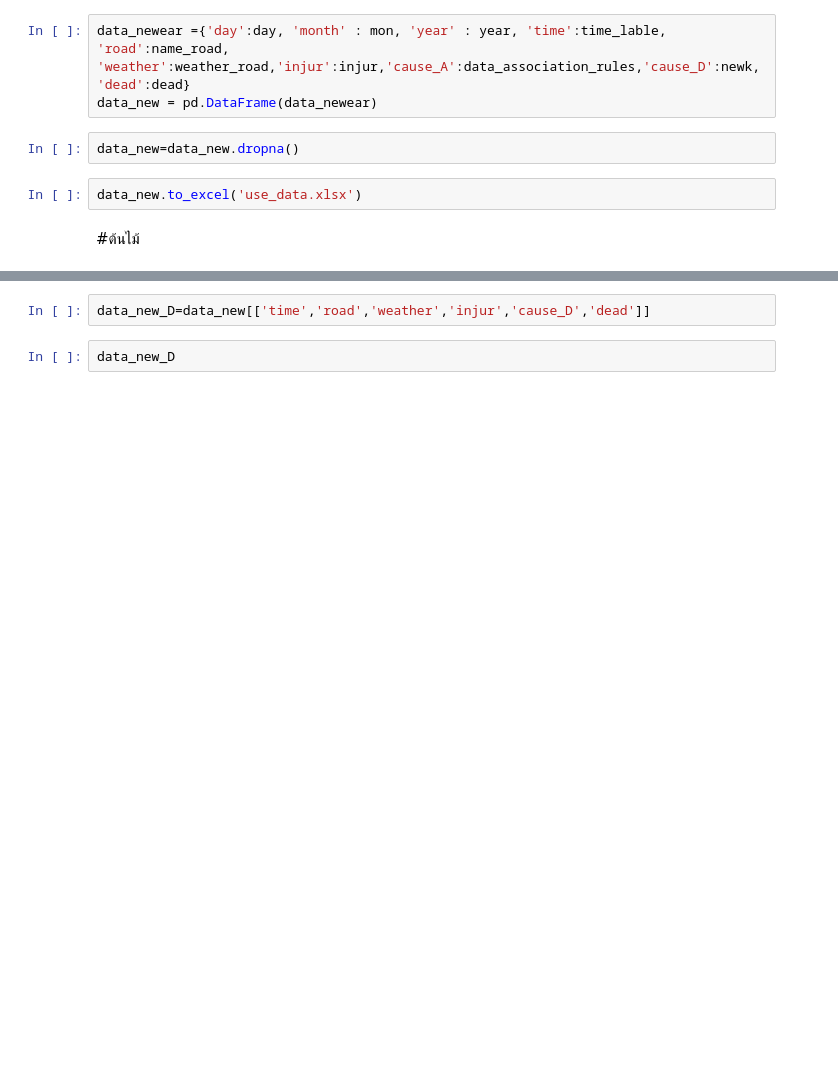
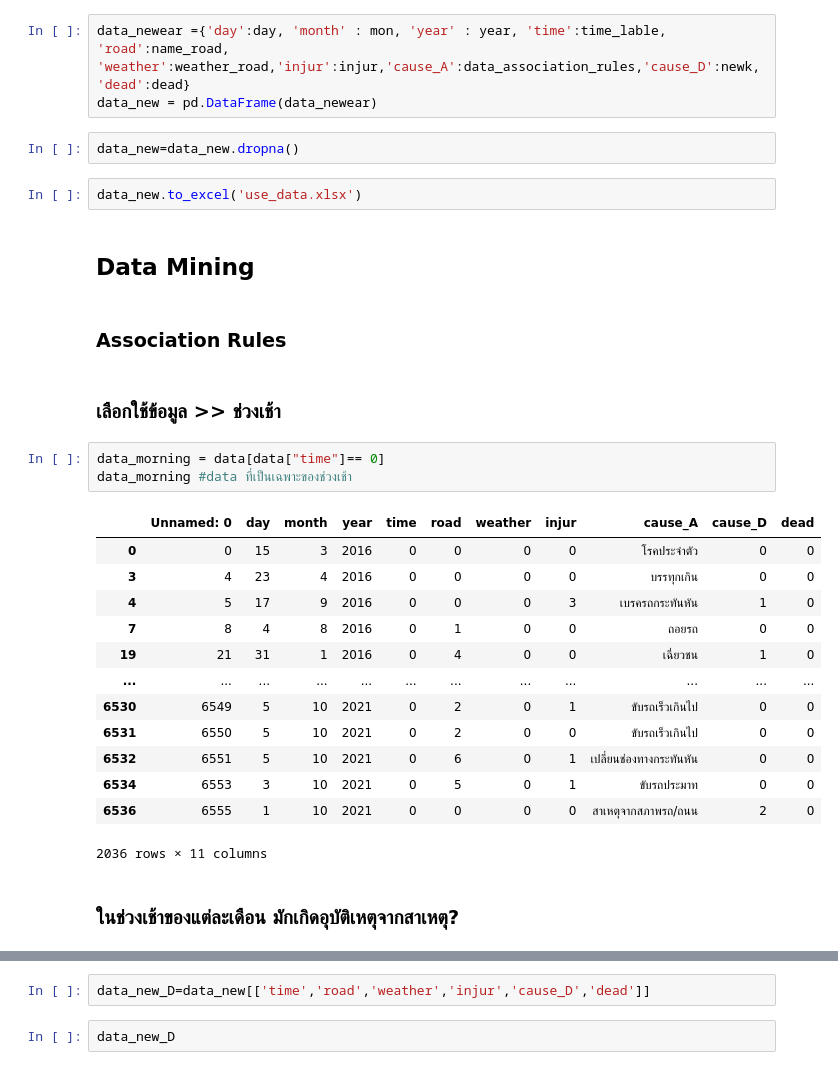
Before and after one commit to Tawanss/BSC_DPDM2023, a Jupyter notebook: project.ipynb, the cells around one changed output, grey strips where cells are left out. Cells and saved outputs as stored; diff of their text form; blank space fills up the shorter version.

Commit message:
add association rules

```diff
--- a/project.ipynb
+++ b/project.ipynb
@@ -386,5 +435,28 @@ data_new = pd.DataFrame(data_newear)
 data_new=data_new.dropna()
 # %%
 data_new.to_excel('use_data.xlsx')
-# %% [markdown]
-#ต้นไม้
+# %% [markdown]
+## Data Mining
+# %% [markdown]
+### Association Rules
+# %% [markdown]
+### เลือกใช้ข้อมูล >> ช่วงเช้า
+# %%
+data_morning = data[data["time"]== 0]
+data_morning #data ที่เป็นเฉพาะของช่วงเช้า
+# %% [output]
+|  | Unnamed: 0 | day | month | year | time | road | weather | injur | cause_A | cause_D | dead |
+| 0 | 0 | 15 | 3 | 2016 | 0 | 0 | 0 | 0 | โรคประจำตัว | 0 | 0 |
+| 3 | 4 | 23 | 4 | 2016 | 0 | 0 | 0 | 0 | บรรทุกเกิน | 0 | 0 |
+| 4 | 5 | 17 | 9 | 2016 | 0 | 0 | 0 | 3 | เบรครถกระทันหัน | 1 | 0 |
+| 7 | 8 | 4 | 8 | 2016 | 0 | 1 | 0 | 0 | ถอยรถ | 0 | 0 |
+| 19 | 21 | 31 | 1 | 2016 | 0 | 4 | 0 | 0 | เฉี่ยวชน | 1 | 0 |
+| ... | ... | ... | ... | ... | ... | ... | ... | ... | ... | ... | ... |
+| 6530 | 6549 | 5 | 10 | 2021 | 0 | 2 | 0 | 1 | ขับรถเร็วเกินไป | 0 | 0 |
+| 6531 | 6550 | 5 | 10 | 2021 | 0 | 2 | 0 | 0 | ขับรถเร็วเกินไป | 0 | 0 |
+| 6532 | 6551 | 5 | 10 | 2021 | 0 | 6 | 0 | 1 | เปลี่ยนช่องทางกระทันหัน | 0 | 0 |
+| 6534 | 6553 | 3 | 10 | 2021 | 0 | 5 | 0 | 1 | ขับรถประมาท | 0 | 0 |
+| 6536 | 6555 | 1 | 10 | 2021 | 0 | 0 | 0 | 0 | สาเหตุจากสภาพรถ/ถนน | 2 | 0 |
+2036 rows × 11 columns
+# %% [markdown]
+### ในช่วงเช้าของแต่ละเดือน มักเกิดอุบัติเหตุจากสาเหตุ?
```
Also changed, not shown: parts of 93 cells of this notebook.
